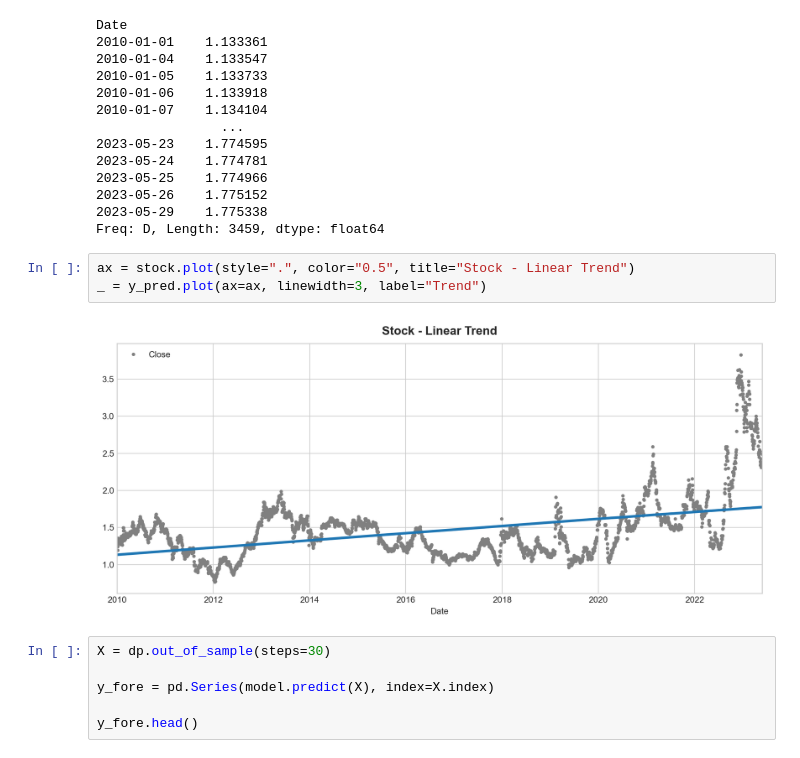
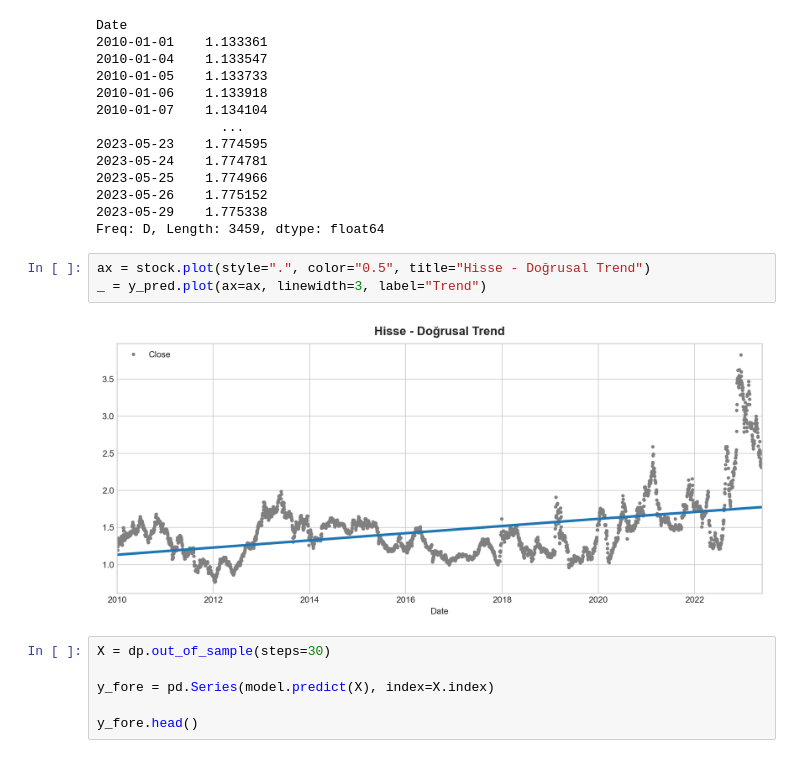
Before and after one commit to seyfullah/KaggleWorks, a Jupyter notebook: TimeSeries/Lesson2-Trend-Stock.ipynb, the cells around one changed output. Cells and saved outputs as stored; diff of their text form.

```diff
--- a/TimeSeries/Lesson2-Trend-Stock.ipynb
+++ b/TimeSeries/Lesson2-Trend-Stock.ipynb
@@ -104,10 +104,10 @@ Date
 2023-05-29    1.775338
 Freq: D, Length: 3459, dtype: float64
 # %%
-ax = stock.plot(style=".", color="0.5", title="Stock - Linear Trend")
+ax = stock.plot(style=".", color="0.5", title="Hisse - Doğrusal Trend")
 _ = y_pred.plot(ax=ax, linewidth=3, label="Trend")
 # %% [output]
-[figure, old version]
+[figure, new version]
 # %%
 X = dp.out_of_sample(steps=30)
 
```
Also changed, not shown: parts of 2 cells of this notebook, 2 other files.
